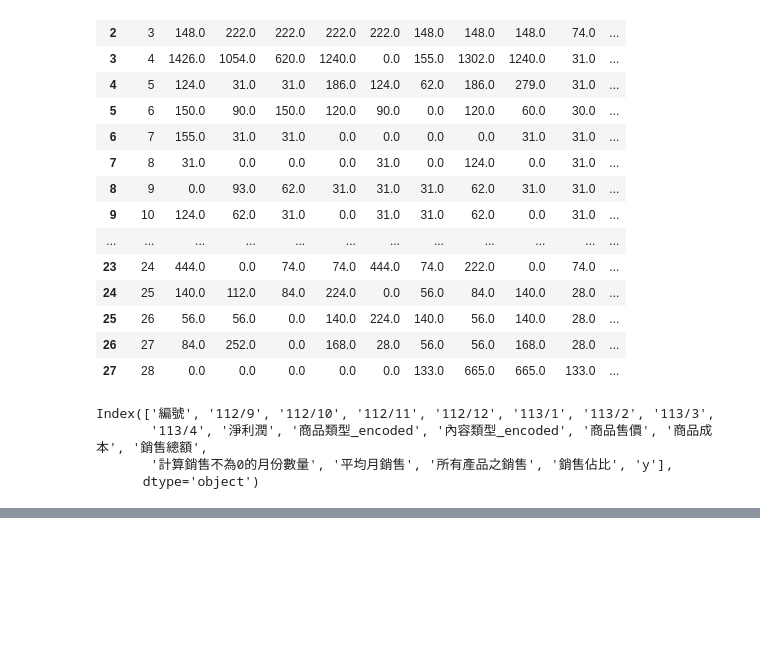
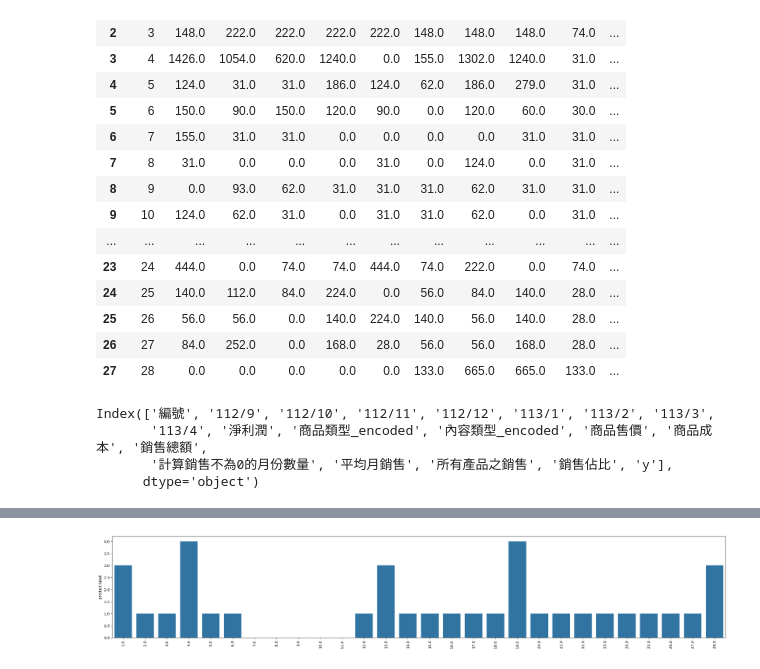
Before and after one commit to junweichen1999/brand_product_sale_analysis, a Jupyter notebook: anal_product.ipynb, the cells around one changed output, grey strips where cells are left out. Drawn from its saved outputs; the diff is of its cells as text; code cells hidden in the pictures; blank space fills up the shorter version.

```diff
--- a/anal_product.ipynb
+++ b/anal_product.ipynb
@@ -347,0 +412,4 @@ Index(['編號', '112/9', '112/10', '112/11', '112/12', '113/1', '113/2', '113/3
+# %%
+des_plot("y", "product label")
+# %% [output]
+[figure, added]
```
Also changed, not shown: parts of 9 cells of this notebook.
